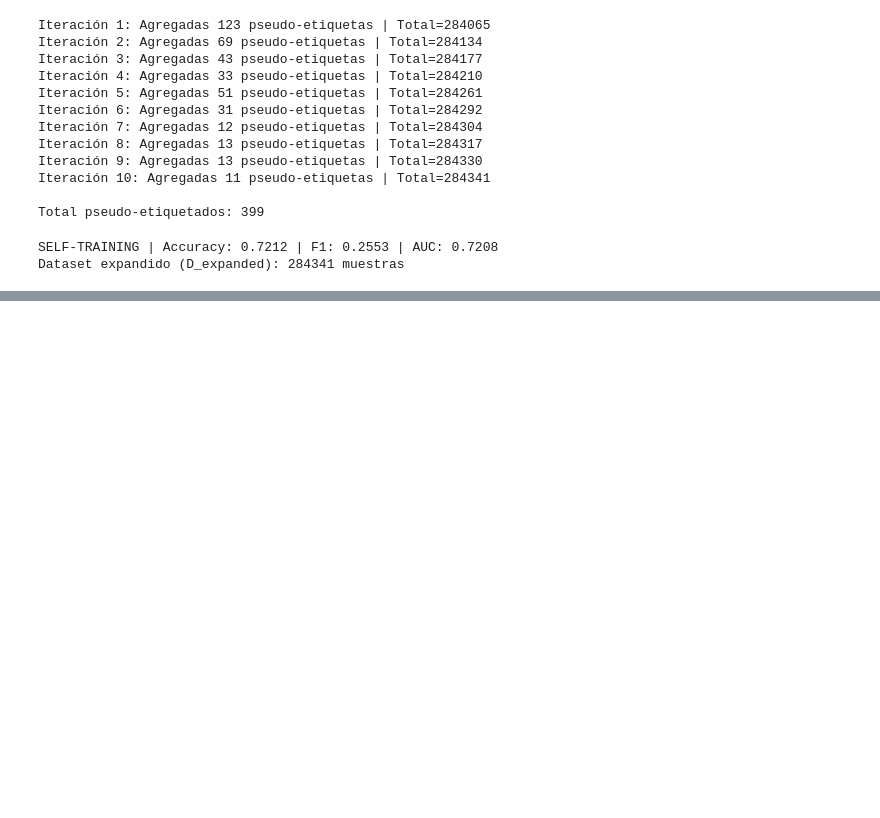
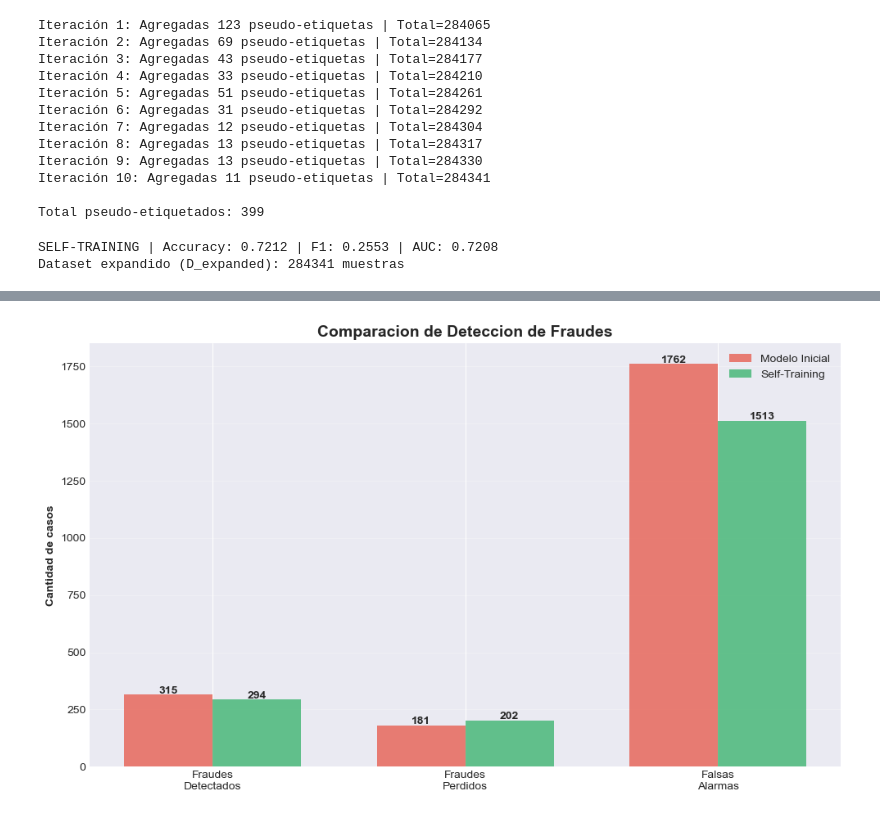
Before and after one commit to Joshua-LP/CODE-APRENDIZAJE-SEMISUPERVISADO, a Jupyter notebook: deteccion_fraude_semi_supervisado.ipynb, the cells around one changed output, grey strips where cells are left out. Drawn from its saved outputs; the diff is of its cells as text; code cells hidden in the pictures; blank space fills up the shorter version.

```diff
--- a/deteccion_fraude_semi_supervisado.ipynb
+++ b/deteccion_fraude_semi_supervisado.ipynb
@@ -318,0 +461,34 @@ Dataset expandido (D_expanded): 284341 muestras
+# %%
+# 5. GRAFICO DE DETECCION DE FRAUDES
+fig, ax = plt.subplots(figsize=(10, 6))
+
+categorias = ['Fraudes\nDetectados', 'Fraudes\nPerdidos', 'Falsas\nAlarmas']
+inicial = [cm_base[1,1], cm_base[1,0], cm_base[0,1]]
+self_train = [cm_st[1,1], cm_st[1,0], cm_st[0,1]]
+
+x = range(len(categorias))
+ancho = 0.35
+
+ax.bar([i - ancho/2 for i in x], inicial, ancho,
+       label='Modelo Inicial', color='#e74c3c', alpha=0.7)
+ax.bar([i + ancho/2 for i in x], self_train, ancho,
+       label='Self-Training', color='#27ae60', alpha=0.7)
+
+ax.set_ylabel('Cantidad de casos', fontweight='bold')
+ax.set_title('Comparacion de Deteccion de Fraudes', fontweight='bold', fontsize=14)
+ax.set_xticks(x)
+ax.set_xticklabels(categorias)
+ax.legend()
+ax.grid(axis='y', alpha=0.3)
+
+# Agregar valores en las barras
+for i in x:
+    ax.text(i - ancho/2, inicial[i] + 5, str(inicial[i]),
+            ha='center', fontweight='bold')
+    ax.text(i + ancho/2, self_train[i] + 5, str(self_train[i]),
+            ha='center', fontweight='bold')
+
+plt.tight_layout()
+plt.show()
+# %% [output]
+[figure, added]
```
Also changed, not shown: parts of 8 cells of this notebook.
